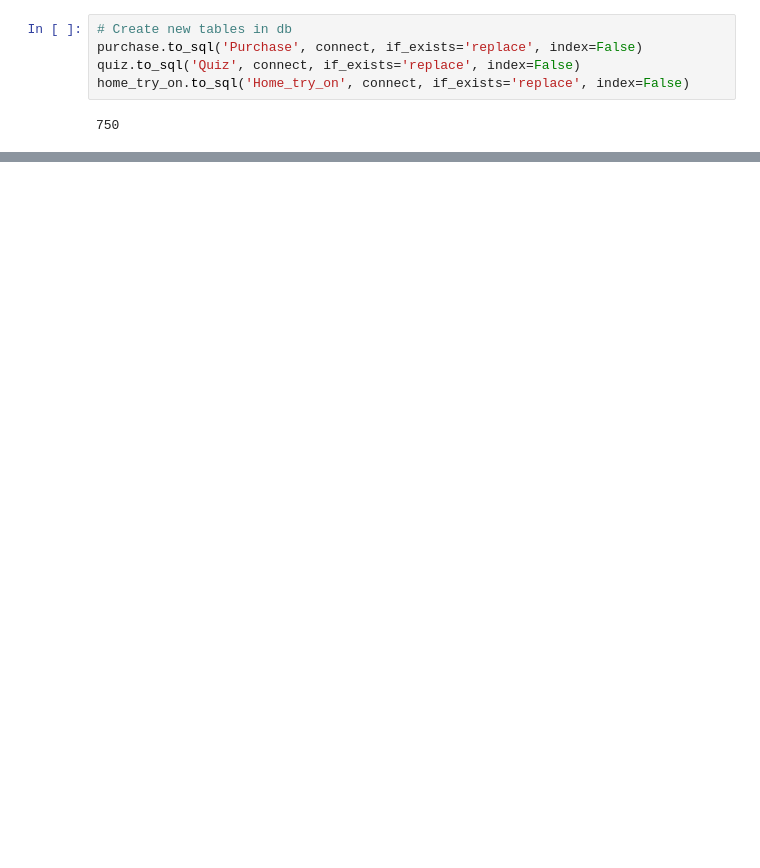
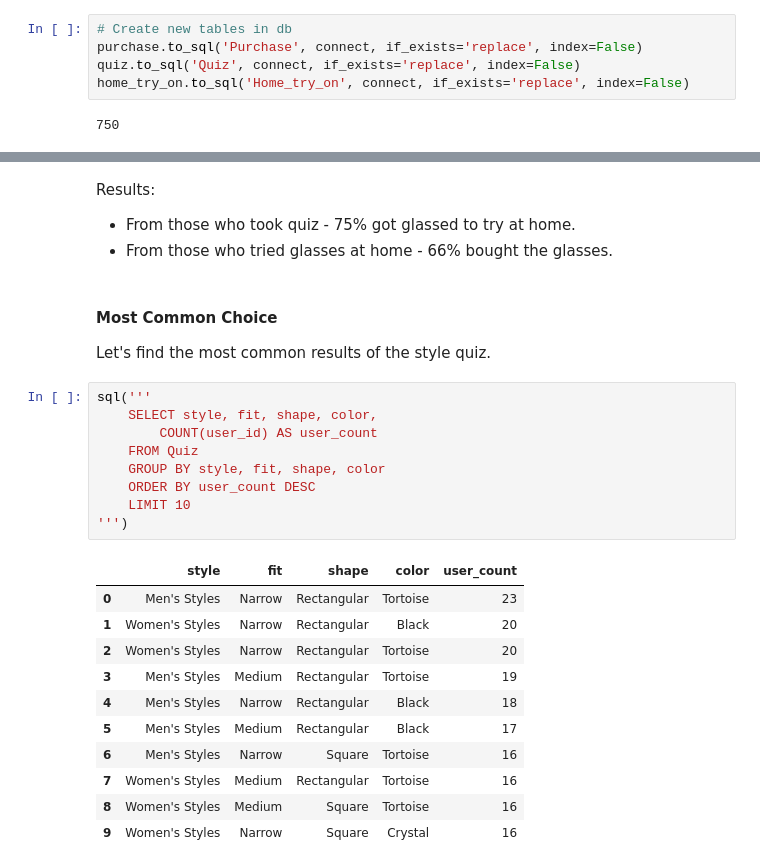
Before and after one commit to 3quetra/portfolio, a Jupyter notebook: sql/marketing_analysis.ipynb, the cells around one changed output, grey strips where cells are left out. Drawn from its saved outputs; the diff is of its cells as text; blank space fills up the shorter version.

```diff
--- a/sql/marketing_analysis.ipynb
+++ b/sql/marketing_analysis.ipynb
@@ -291,0 +374,29 @@ TBC
+# %% [markdown]
+Results:
+- From those who took quiz - 75% got glassed to try at home.
+- From those who tried glasses at home - 66% bought the glasses.
+# %% [markdown]
+#### Most Common Choice <a class="anchor" id="most-common-choice"></a>
+
+Let's find the most common results of the style quiz.
+# %%
+sql('''
+    SELECT style, fit, shape, color,
+        COUNT(user_id) AS user_count
+    FROM Quiz
+    GROUP BY style, fit, shape, color
+    ORDER BY user_count DESC
+    LIMIT 10
+''')
+# %% [output]
+|  | style | fit | shape | color | user_count |
+| 0 | Men's Styles | Narrow | Rectangular | Tortoise | 23 |
+| 1 | Women's Styles | Narrow | Rectangular | Black | 20 |
+| 2 | Women's Styles | Narrow | Rectangular | Tortoise | 20 |
+| 3 | Men's Styles | Medium | Rectangular | Tortoise | 19 |
+| 4 | Men's Styles | Narrow | Rectangular | Black | 18 |
+| 5 | Men's Styles | Medium | Rectangular | Black | 17 |
+| 6 | Men's Styles | Narrow | Square | Tortoise | 16 |
+| 7 | Women's Styles | Medium | Rectangular | Tortoise | 16 |
+| 8 | Women's Styles | Medium | Square | Tortoise | 16 |
+| 9 | Women's Styles | Narrow | Square | Crystal | 16 |
```
Also changed, not shown: parts of 22 cells of this notebook.
